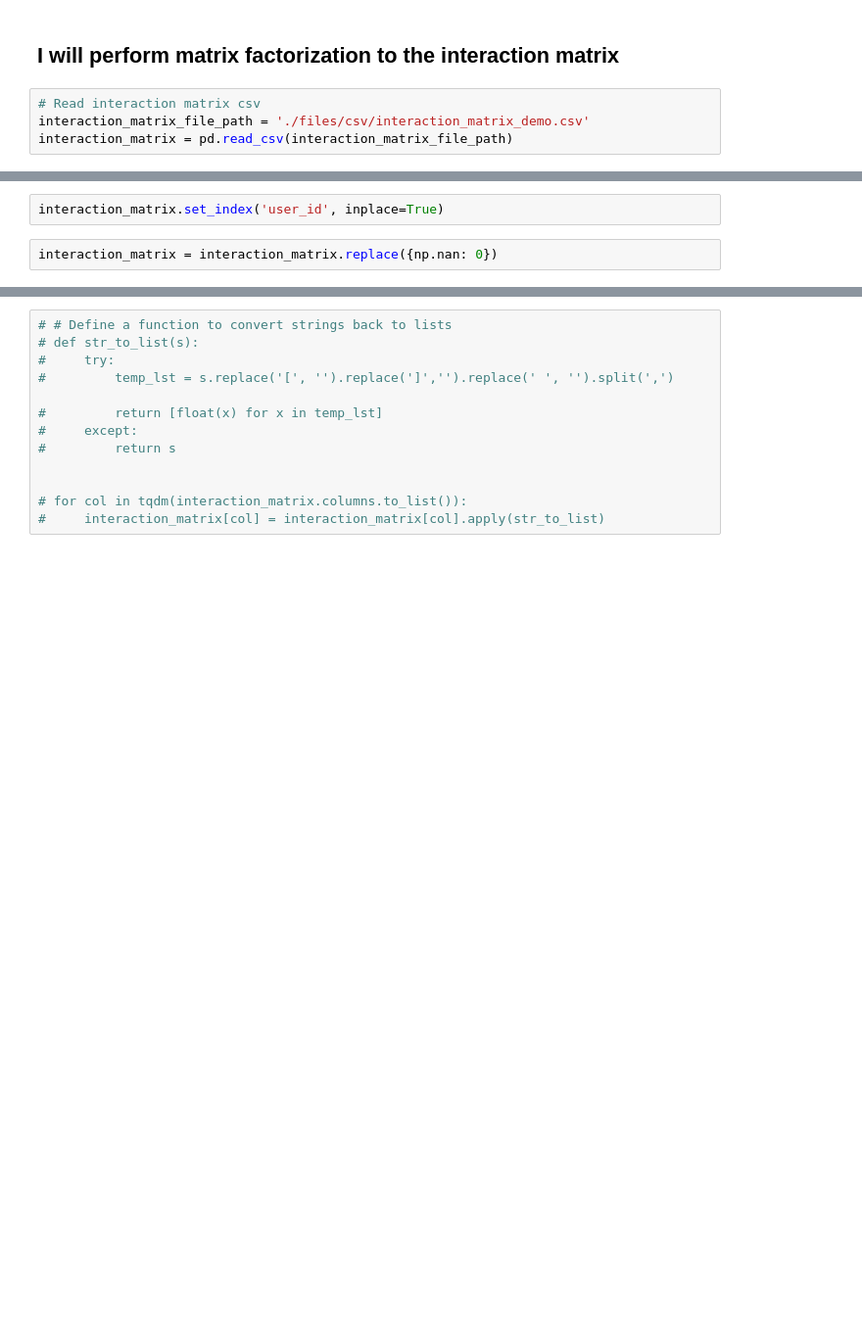
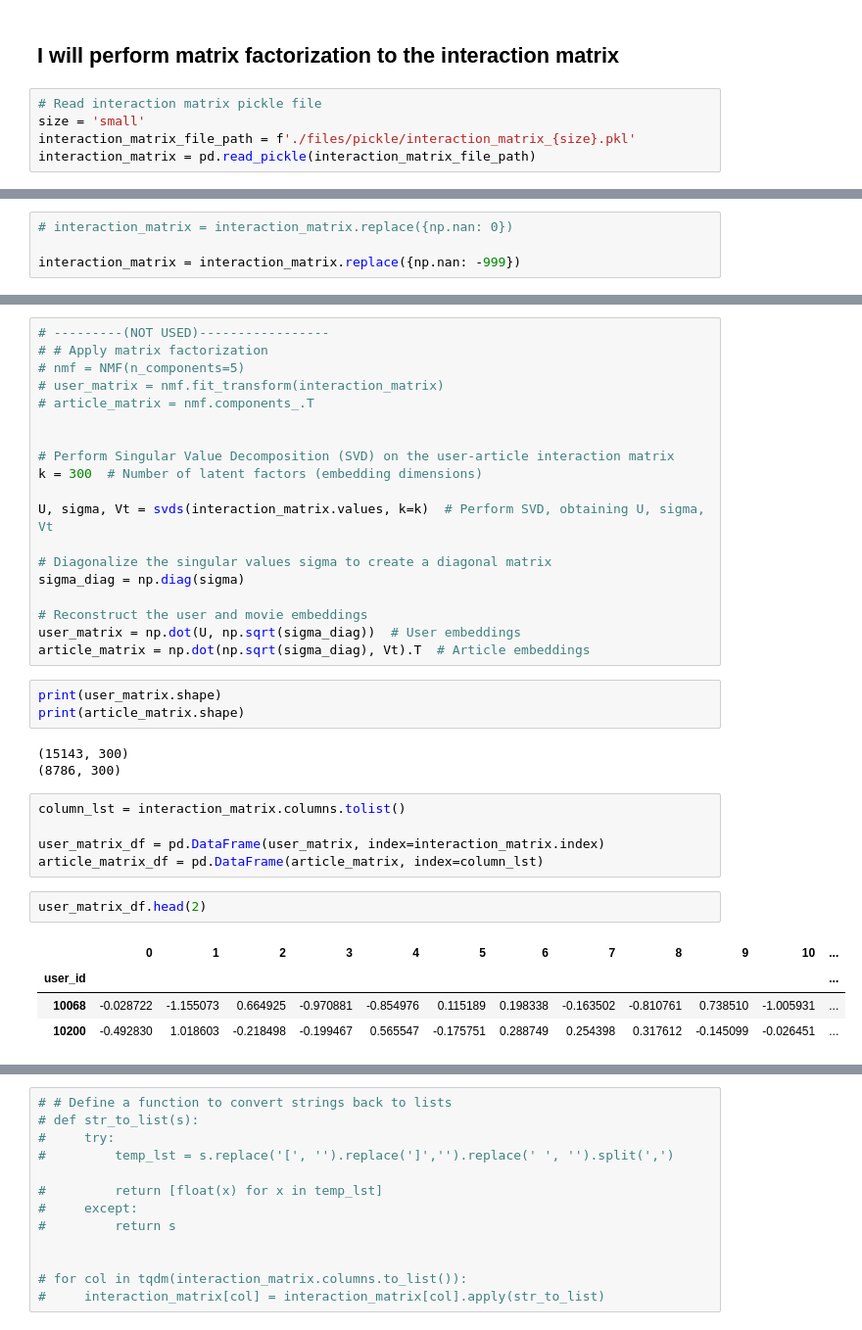
Before and after one commit to akisgazepidis/Recommendation_System_RecSys_Challenge_2024, a Jupyter notebook: RS_Matrix_Factorization.ipynb, the cells around one changed output, grey strips where cells are left out. Shown at 98% size. Saved outputs shown, nothing was run; the diff lists cells and outputs as text; blank space fills up the shorter version.

Commit message:
Add new creation of interadtion matrix with SVD

```diff
--- a/RS_Matrix_Factorization.ipynb
+++ b/RS_Matrix_Factorization.ipynb
@@ -9,9 +11,10 @@ pd.set_option('display.max_columns', None)
 # %% [markdown]
 ## I will perform matrix factorization to the interaction matrix
 # %%
-# Read interaction matrix csv
-interaction_matrix_file_path = './files/csv/interaction_matrix_demo.csv'
-interaction_matrix = pd.read_csv(interaction_matrix_file_path)
+# Read interaction matrix pickle file
+size = 'small'
+interaction_matrix_file_path = f'./files/pickle/interaction_matrix_{size}.pkl'
+interaction_matrix = pd.read_pickle(interaction_matrix_file_path)
 # %%
 interaction_matrix.head(2)
 # %% [output]
@@ -21,4 +38,4 @@ interaction_matrix.head(2)
-# %%
-interaction_matrix.set_index('user_id', inplace=True)
 # %%
-interaction_matrix = interaction_matrix.replace({np.nan: 0})
+# interaction_matrix = interaction_matrix.replace({np.nan: 0})
+
+interaction_matrix = interaction_matrix.replace({np.nan: -999})
@@ -24,0 +62,37 @@ interaction_matrix = interaction_matrix.replace({np.nan: 0})
+# %%
+# ---------(NOT USED)-----------------
+# # Apply matrix factorization
+# nmf = NMF(n_components=5)
+# user_matrix = nmf.fit_transform(interaction_matrix)
+# article_matrix = nmf.components_.T
+
+
+# Perform Singular Value Decomposition (SVD) on the user-article interaction matrix
+k = 300  # Number of latent factors (embedding dimensions)
+
+U, sigma, Vt = svds(interaction_matrix.values, k=k)  # Perform SVD, obtaining U, sigma, Vt
+
+# Diagonalize the singular values sigma to create a diagonal matrix
+sigma_diag = np.diag(sigma)
+
+# Reconstruct the user and movie embeddings
+user_matrix = np.dot(U, np.sqrt(sigma_diag))  # User embeddings
+article_matrix = np.dot(np.sqrt(sigma_diag), Vt).T  # Article embeddings
+# %%
+print(user_matrix.shape)
+print(article_matrix.shape)
+# %% [output]
+(15143, 300)
+(8786, 300)
+# %%
+column_lst = interaction_matrix.columns.tolist()
+
+user_matrix_df = pd.DataFrame(user_matrix, index=interaction_matrix.index)
+article_matrix_df = pd.DataFrame(article_matrix, index=column_lst)
+# %%
+user_matrix_df.head(2)
+# %% [output]
+|  | 0 | 1 | 2 | 3 | 4 | 5 | 6 | 7 | 8 | 9 | 10 | ... |
+| user_id |  |  |  |  |  |  |  |  |  |  |  | ... |
+| 10068 | -0.028722 | -1.155073 | 0.664925 | -0.970881 | -0.854976 | 0.115189 | 0.198338 | -0.163502 | -0.810761 | 0.738510 | -1.005931 | ... |
+| 10200 | -0.492830 | 1.018603 | -0.218498 | -0.199467 | 0.565547 | -0.175751 | 0.288749 | 0.254398 | 0.317612 | -0.145099 | -0.026451 | ... |
```
Also changed, not shown: parts of 12 cells of this notebook, 1 other file.
